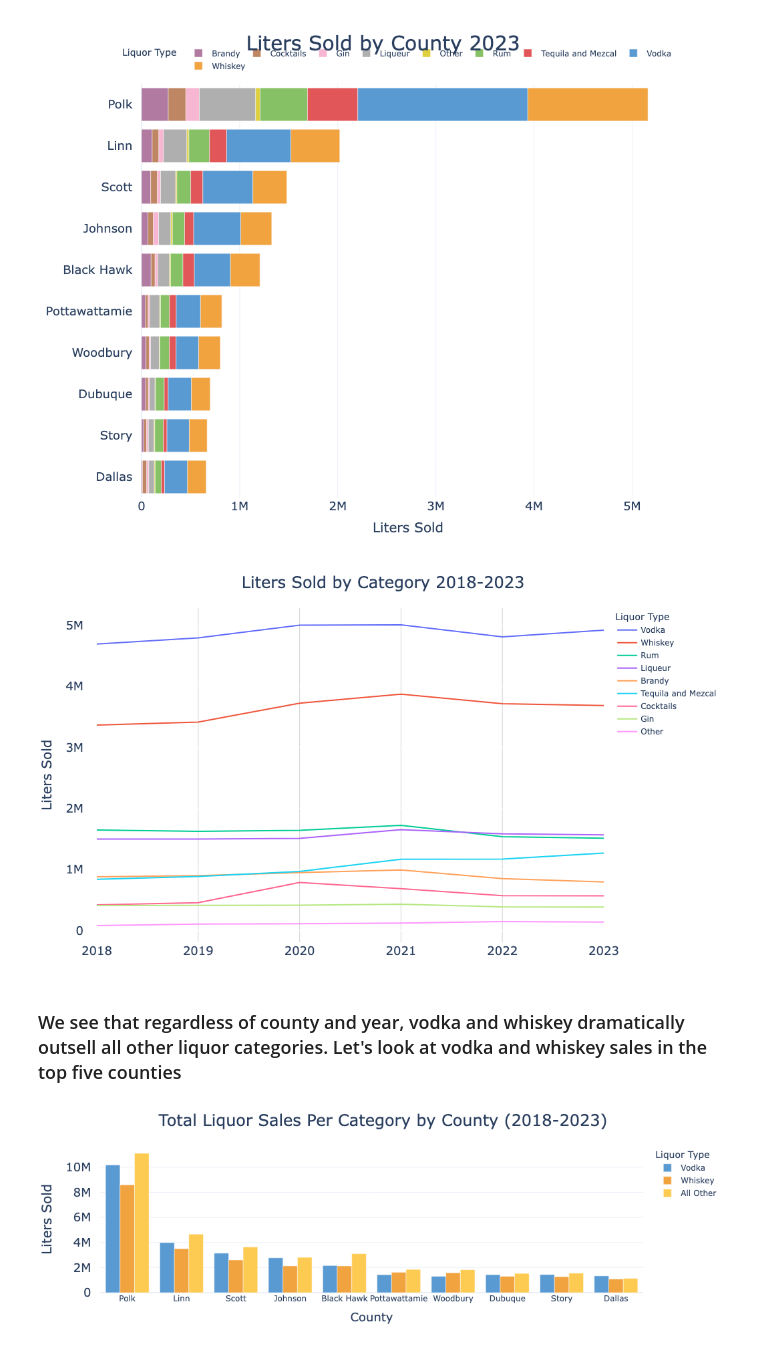
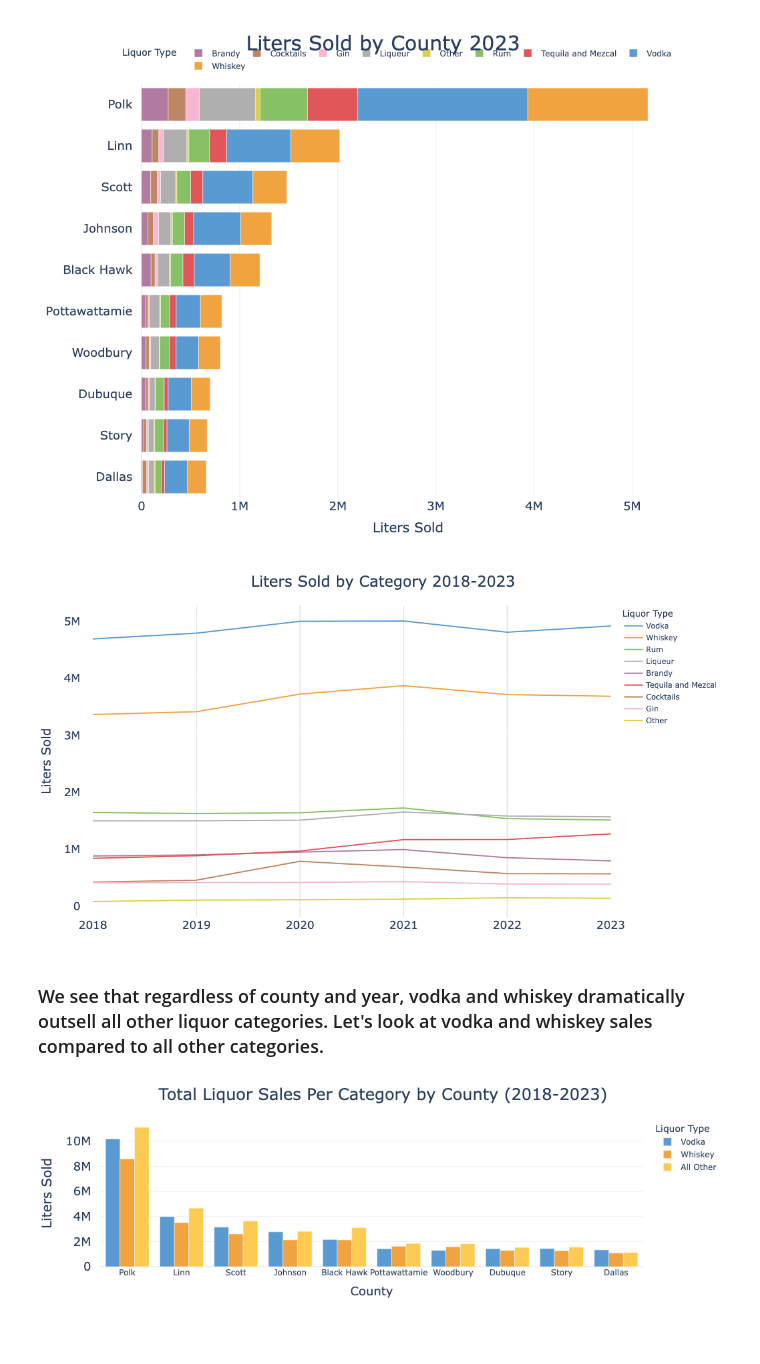
Before and after one commit to amoutafian/iowa_liquor_project, a Jupyter notebook: iowa_liquor_continued_exploratory_analysis.ipynb, the cells around one changed output. Cells and saved outputs as stored; diff of their text form; code cells hidden in the pictures.

```diff
--- a/iowa_liquor_continued_exploratory_analysis.ipynb
+++ b/iowa_liquor_continued_exploratory_analysis.ipynb
@@ -541,56 +536,54 @@ cat_year_df = pd.read_sql_query(cat_year_sql_statement, engine)
 # %%
 cat_year_df = cat_year_df.sort_values(by=['year', 'liters_sold_per_cat'], ascending=[True, False])
 # %%
-#liters_county_month_df.sort_values(by=['month_year'], inplace=True)
 fig = px.line(
     cat_year_df,
     x='year',
     y='liters_sold_per_cat',
     orientation='h',  # Horizontal bar chart
     color='liquor_type',  # Assign colors based on field
-    labels={'liters_sold_per_cat': 'Liters Sold ', 'year': 'Year ', 'liquor_type': 'Liquor Type ' },  # Custom labels
-    height=600  # Adjust height to accommodate all counties
+    color_discrete_map = liquor_colors,
+    labels={'liters_sold_per_cat': 'Liters Sold ', 'year': 'Year ', 'liquor_type': 'Liquor Type ' },
+    height=600
 )
 
-# Update layout
 fig.update_layout(
     xaxis=dict(
         title=None,
         tickfont=dict(size=18),
         title_font = dict(size = 20),
         showgrid = True,
         gridcolor = 'LightGrey'
+    ),
 
-    ),
     yaxis=dict(
         title= 'Liters Sold',
         title_font = dict(size = 20),
         tickfont=dict(size=18),
         ticksuffix = '   ', #used to create pad between ytick labels and chart
         tickformat=".0s" # No decimal places, use SI notation
     ),
 
     title=dict(
         text = "Liters Sold by Category 2018-2023",
         font = dict(size = 30),
         x = .5,
         xanchor = 'center',
         font_size = 24
      ),
 
     legend = dict(
-        title = 'Liquor Type'),
+    title = 'Liquor Type'),
 
     plot_bgcolor='rgba(0,0,0,0)',  # Transparent background for the plot area
     margin=dict(l=40, r=40, t=60, b=40),  # Left, Right, Top, Bottom margins
-
 )
 
 fig.show()
 # %% [output]
-[figure, old version]
+[figure, new version]
 # %% [markdown]
-### We see that regardless of county and year, vodka and whiskey dramatically outsell all other liquor categories. Let's look at vodka and whiskey sales in the top five counties
+### We see that regardless of county and year, vodka and whiskey dramatically outsell all other liquor categories. Let's look at vodka and whiskey sales compared to all other categories.
 # %%
 top_cats_counties_sql_statement = """
 with source_table AS(
```
Also changed, not shown: parts of 5 cells of this notebook, 1 other file.
